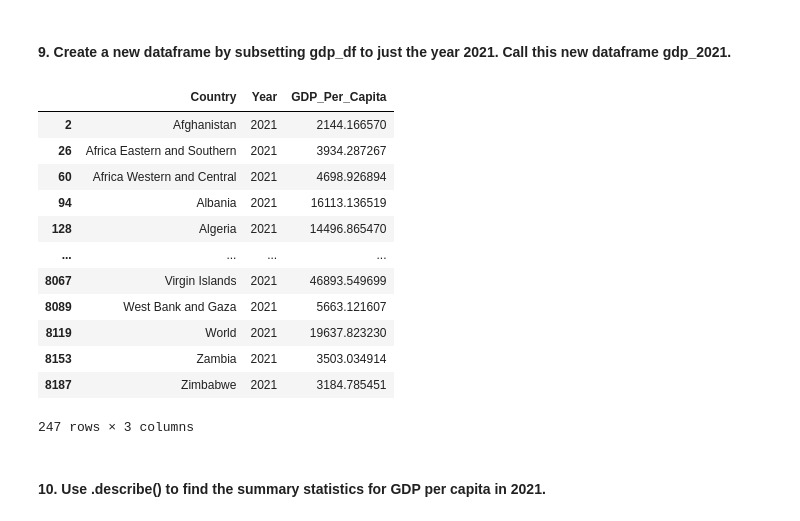
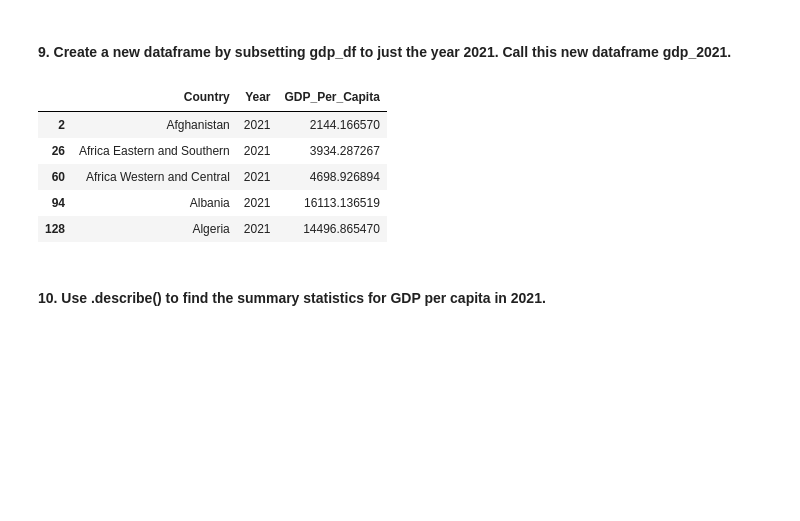
Before and after one commit to nss-data-science-cohort-9/un-exploration-catdgomez, a Jupyter notebook: notebooks/UN_Data_Exploration.ipynb, the cells around one changed output. Cells and saved outputs as stored; diff of their text form; code cells hidden in the pictures; blank space fills up the shorter version.

```diff
--- a/notebooks/UN_Data_Exploration.ipynb
+++ b/notebooks/UN_Data_Exploration.ipynb
@@ -205,21 +242,14 @@ Name: count, dtype: Int64
 # %%
 gdp_2021 = gdp_drop_footnotes[gdp_drop_footnotes['Year'] == 2021]
 # %%
-gdp_2021
+gdp_2021.head(5)
 # %% [output]
 |  | Country | Year | GDP_Per_Capita |
 | 2 | Afghanistan | 2021 | 2144.166570 |
 | 26 | Africa Eastern and Southern | 2021 | 3934.287267 |
 | 60 | Africa Western and Central | 2021 | 4698.926894 |
 | 94 | Albania | 2021 | 16113.136519 |
 | 128 | Algeria | 2021 | 14496.865470 |
-| ... | ... | ... | ... |
-| 8067 | Virgin Islands | 2021 | 46893.549699 |
-| 8089 | West Bank and Gaza | 2021 | 5663.121607 |
-| 8119 | World | 2021 | 19637.823230 |
-| 8153 | Zambia | 2021 | 3503.034914 |
-| 8187 | Zimbabwe | 2021 | 3184.785451 |
-247 rows × 3 columns
 # %% [markdown]
 #### 10. Use .describe() to find the summary statistics for GDP per capita in 2021.
 # %%
```
Also changed, not shown: parts of 20 cells of this notebook.
